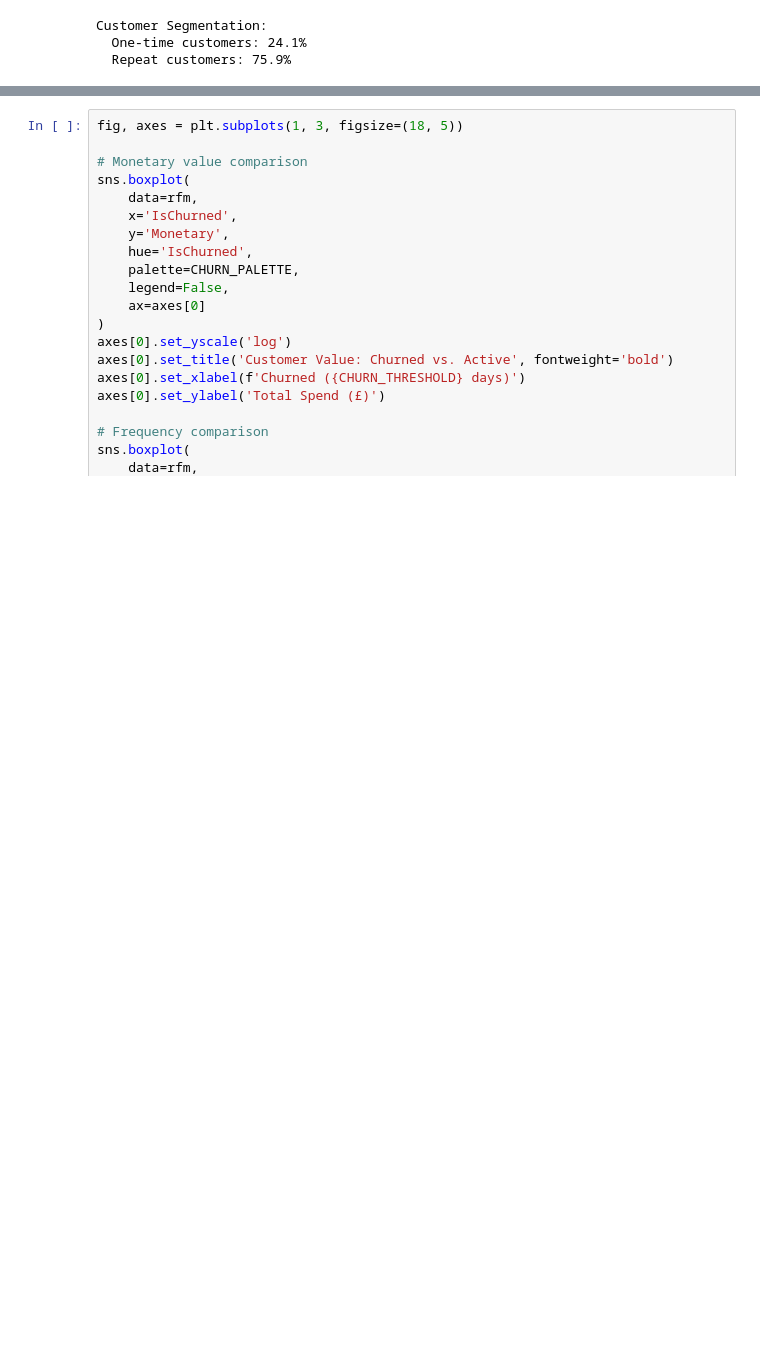
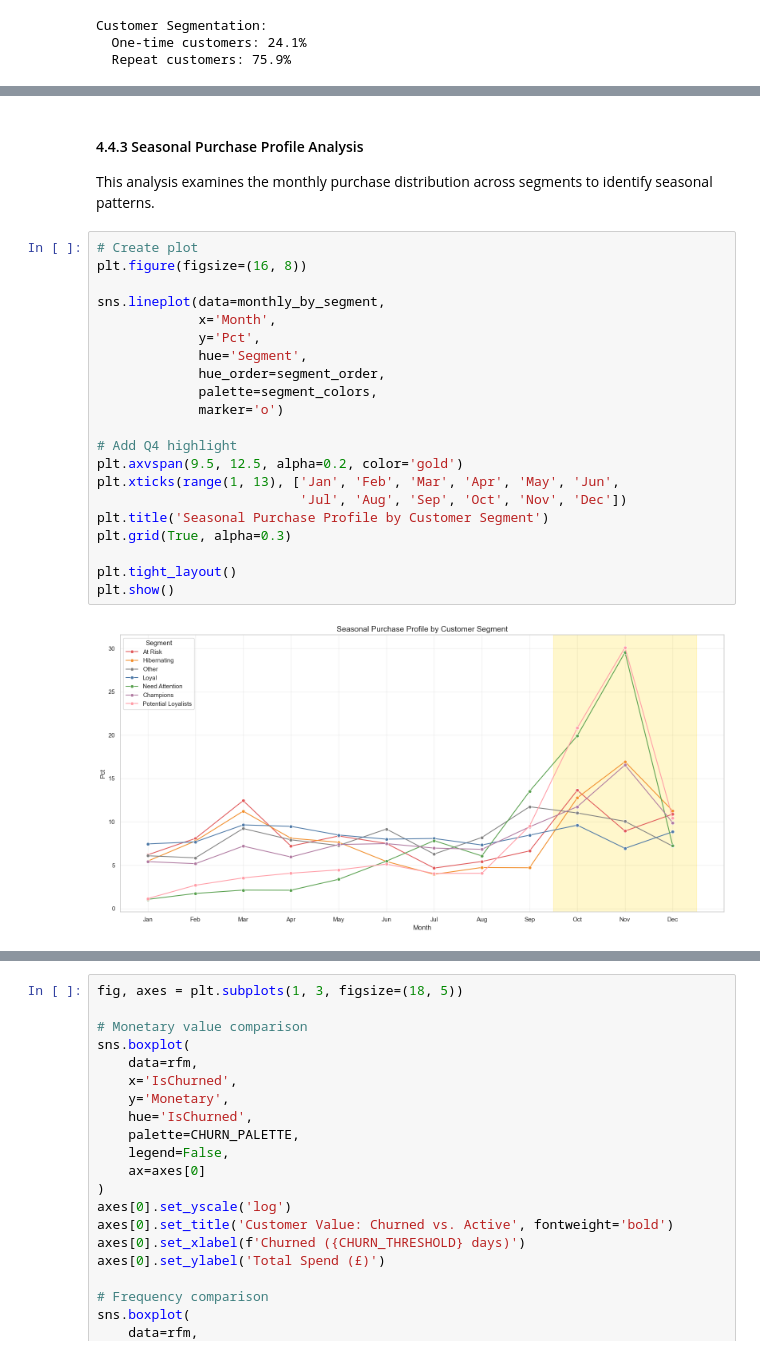
Before and after one commit to stefanobrusadelli/customer-churn-prediction, a Jupyter notebook: notebook/02_eda.ipynb, the cells around one changed output, grey strips where cells are left out. Saved outputs shown, nothing was run; the diff lists cells and outputs as text; blank space fills up the shorter version.

```diff
--- a/notebook/02_eda.ipynb
+++ b/notebook/02_eda.ipynb
@@ -260,0 +465,27 @@ Customer Segmentation:
+# %% [markdown]
+#### 4.4.3 Seasonal Purchase Profile Analysis
+
+This analysis examines the monthly purchase distribution across segments to identify seasonal patterns.
+# %%
+# Create plot
+plt.figure(figsize=(16, 8))
+
+sns.lineplot(data=monthly_by_segment,
+             x='Month',
+             y='Pct',
+             hue='Segment',
+             hue_order=segment_order,
+             palette=segment_colors,
+             marker='o')
+
+# Add Q4 highlight
+plt.axvspan(9.5, 12.5, alpha=0.2, color='gold')
+plt.xticks(range(1, 13), ['Jan', 'Feb', 'Mar', 'Apr', 'May', 'Jun',
+                          'Jul', 'Aug', 'Sep', 'Oct', 'Nov', 'Dec'])
+plt.title('Seasonal Purchase Profile by Customer Segment')
+plt.grid(True, alpha=0.3)
+
+plt.tight_layout()
+plt.show()
+# %% [output]
+[figure, added]
```
Also changed, not shown: parts of 38 cells of this notebook, 3 other files.
